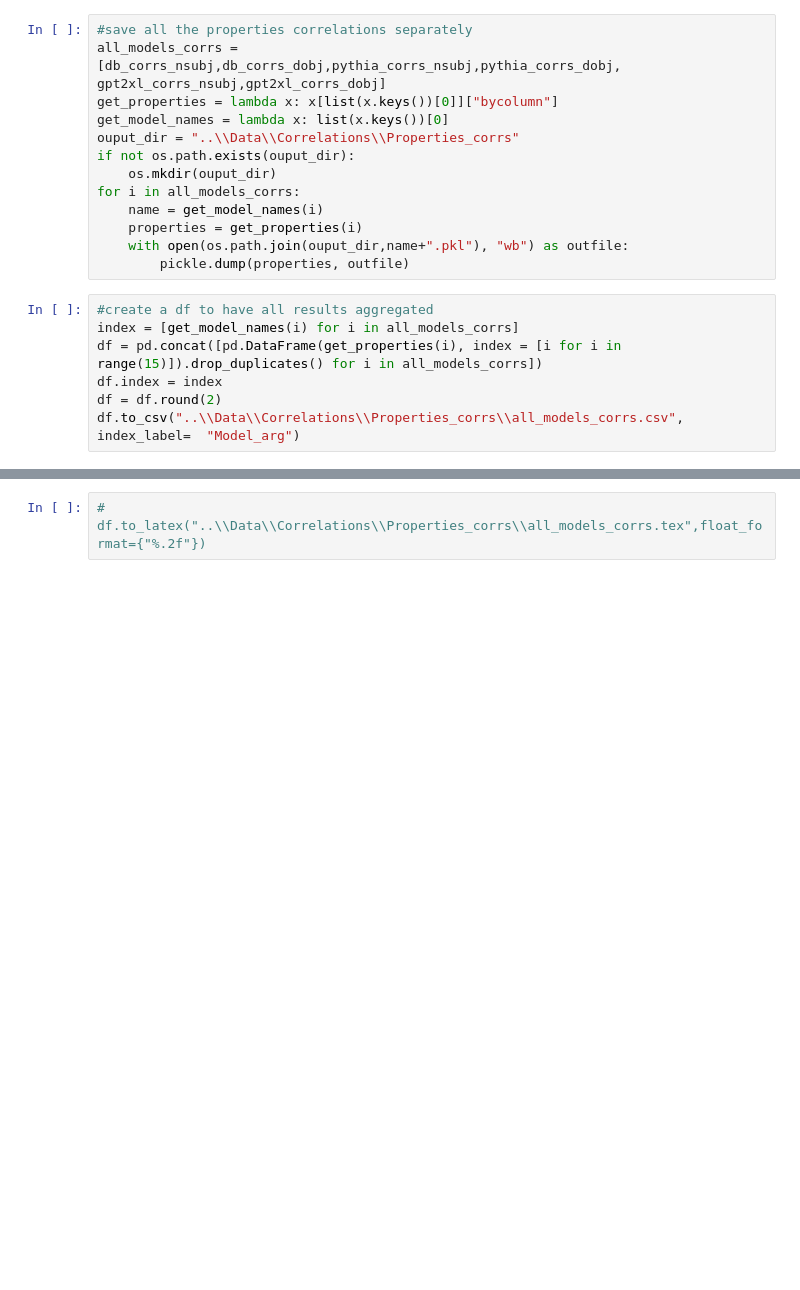
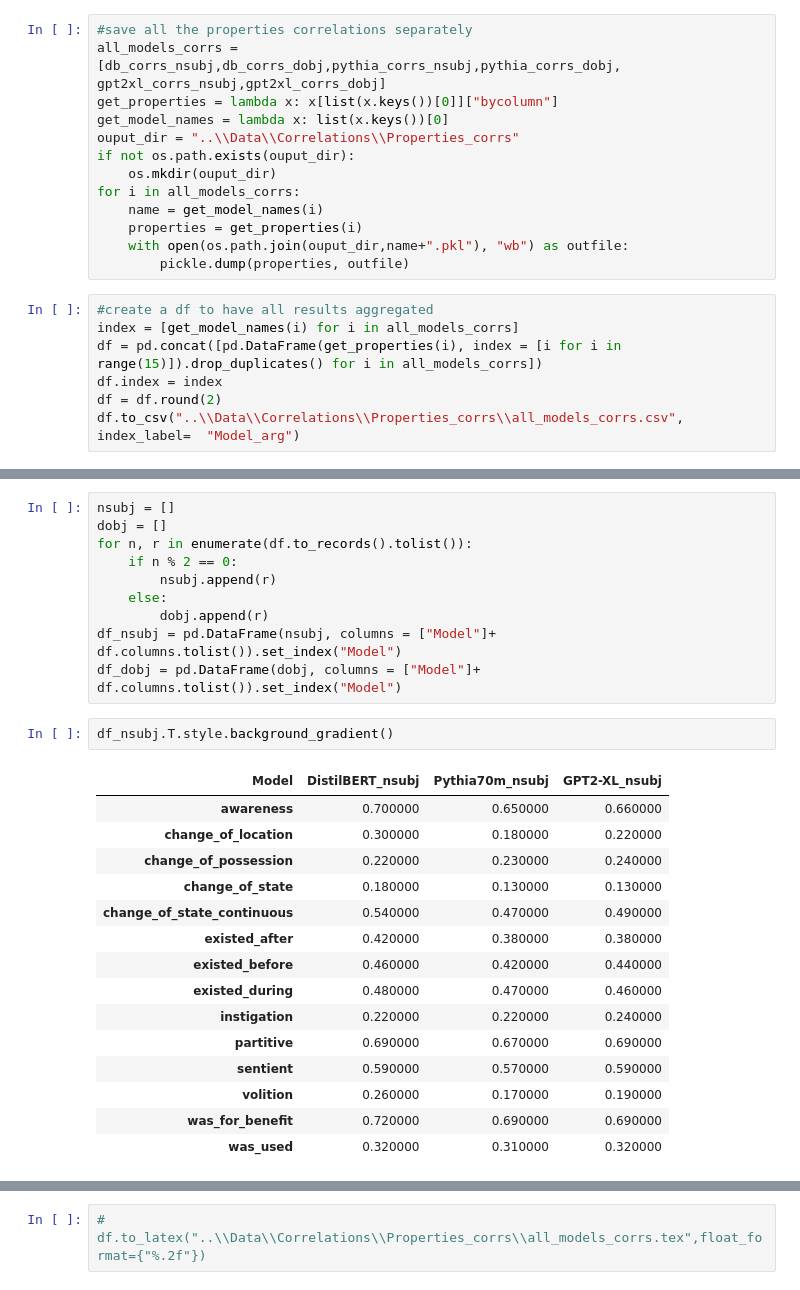
Before and after one commit to aittam9/PaperLeL, a Jupyter notebook: Code/Mapping.ipynb, the cells around one changed output, grey strips where cells are left out. Cells and saved outputs as stored; diff of their text form; blank space fills up the shorter version.

```diff
--- a/Code/Mapping.ipynb
+++ b/Code/Mapping.ipynb
@@ -467,0 +433,28 @@ Counter({'change_of_possession': 0.5859278830147343,
+# %%
+nsubj = []
+dobj = []
+for n, r in enumerate(df.to_records().tolist()):
+    if n % 2 == 0:
+        nsubj.append(r)
+    else:
+        dobj.append(r)
+df_nsubj = pd.DataFrame(nsubj, columns = ["Model"]+ df.columns.tolist()).set_index("Model")
+df_dobj = pd.DataFrame(dobj, columns = ["Model"]+ df.columns.tolist()).set_index("Model")
+# %%
+df_nsubj.T.style.background_gradient()
+# %% [output]
+| Model | DistilBERT_nsubj | Pythia70m_nsubj | GPT2-XL_nsubj |
+| awareness | 0.700000 | 0.650000 | 0.660000 |
+| change_of_location | 0.300000 | 0.180000 | 0.220000 |
+| change_of_possession | 0.220000 | 0.230000 | 0.240000 |
+| change_of_state | 0.180000 | 0.130000 | 0.130000 |
+| change_of_state_continuous | 0.540000 | 0.470000 | 0.490000 |
+| existed_after | 0.420000 | 0.380000 | 0.380000 |
+| existed_before | 0.460000 | 0.420000 | 0.440000 |
+| existed_during | 0.480000 | 0.470000 | 0.460000 |
+| instigation | 0.220000 | 0.220000 | 0.240000 |
+| partitive | 0.690000 | 0.670000 | 0.690000 |
+| sentient | 0.590000 | 0.570000 | 0.590000 |
+| volition | 0.260000 | 0.170000 | 0.190000 |
+| was_for_benefit | 0.720000 | 0.690000 | 0.690000 |
+| was_used | 0.320000 | 0.310000 | 0.320000 |
```
Also changed, not shown: parts of 10 cells of this notebook, 7 other files.
